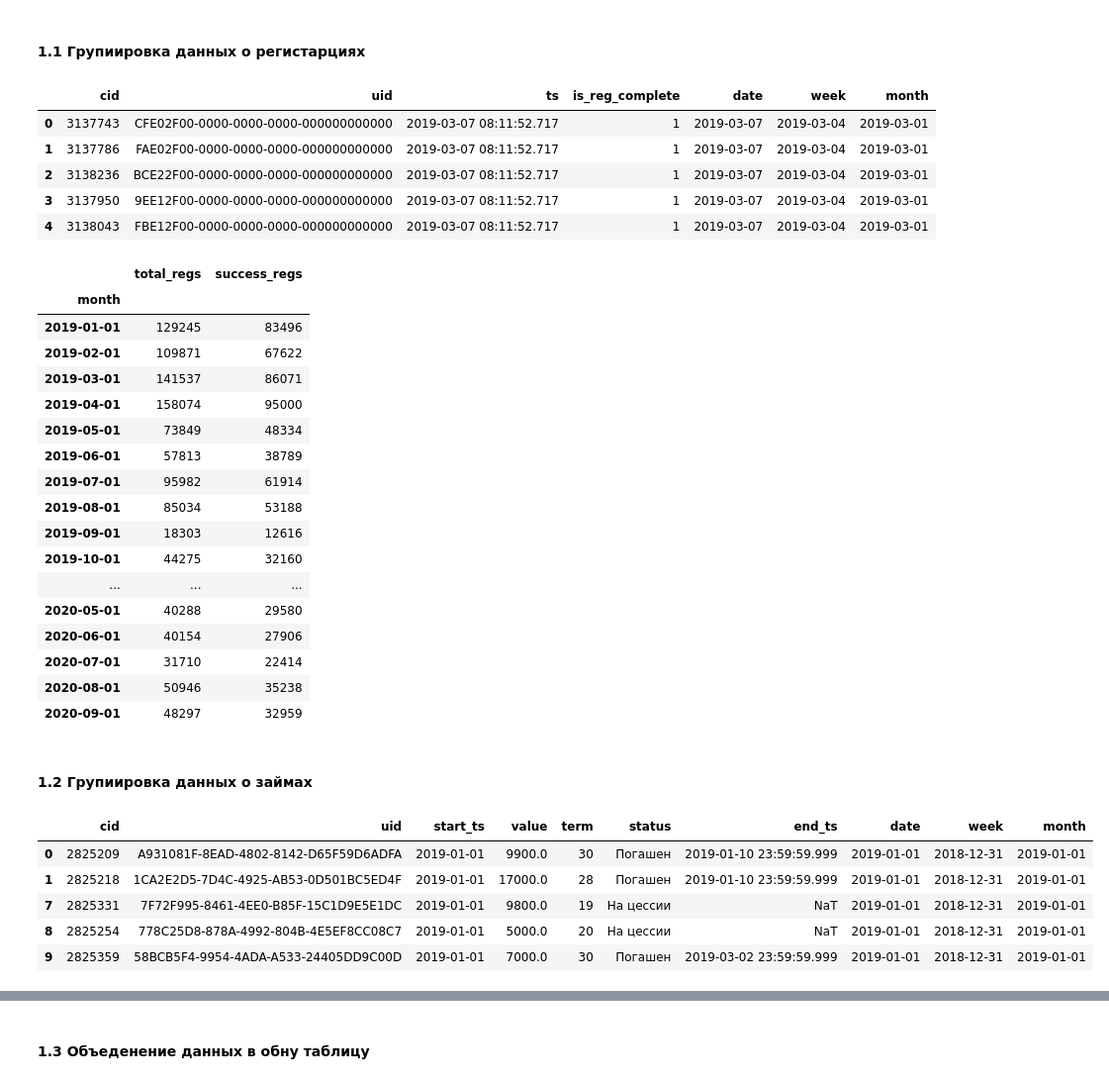
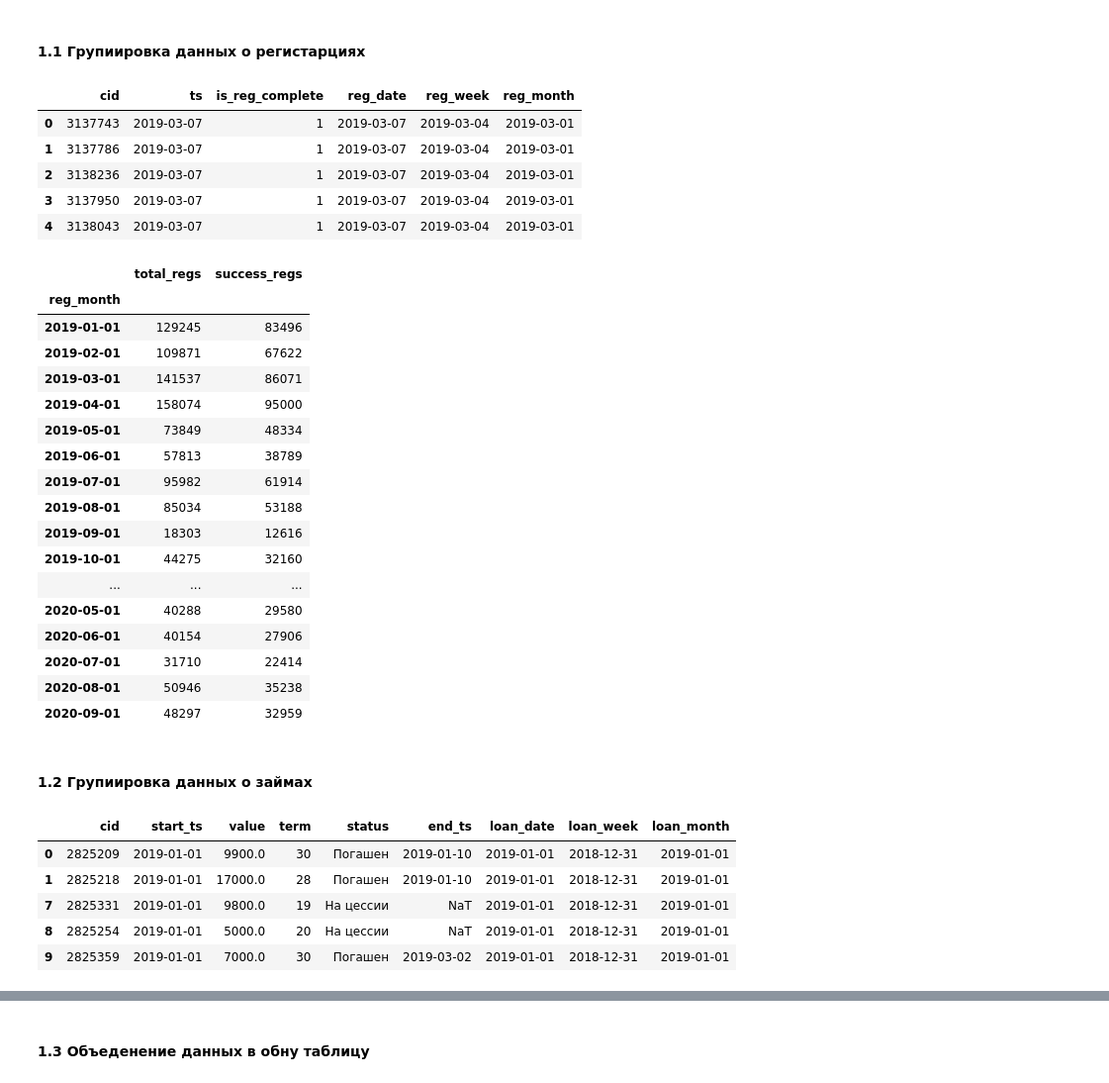
Before and after one commit to g0vn0c0d3r/da, a Jupyter notebook: data/Untitled.ipynb, the cells around one changed output, grey strips where cells are left out. Shown at 99% size. Cells and saved outputs as stored; diff of their text form; code cells hidden in the pictures.

```diff
--- a/data/Untitled.ipynb
+++ b/data/Untitled.ipynb
@@ -103,3 +131,12 @@ loans.sample(5)
 <b>term</b> - срок<br>
 <b>status</b> - статус на текущий момент<br>
 <b>end_ts</b> - время веозврата займа
+# %%
+# uid нам не потребуется в анализе, поэтому просто избавимся от лишней информации
+loans.drop(columns=['uid'], inplace=True)
+
+# также приведем к нужному формату данные в столбце end_ts
+loans['end_ts'] = loans['end_ts'].astype('datetime64[D]')
+
+# проверяем
+loans.sample(5)
@@ -186,29 +229,29 @@ loans.duplicated().sum()
 #### 1.1 Групиировка данных о регистарциях
 # %%
 # добавим в таблицу regs столбцы: date, week, month - день, неделя и месяц регистрации
-regs['date'] = regs['ts'].dt.date
-regs['week'] = regs['ts'].dt.to_period('W').apply(lambda r: r.start_time)
-regs['month'] = regs['ts'].astype('datetime64[M]')
+regs['reg_date'] = regs['ts'].astype('datetime64[D]')
+regs['reg_week'] = regs['ts'].dt.to_period('W').apply(lambda r: r.start_time)
+regs['reg_month'] = regs['ts'].astype('datetime64[M]')
 
 # проверяем
 regs.head()
 # %% [output]
-|  | cid | uid | ts | is_reg_complete | date | week | month |
-| 0 | 3137743 | CFE02F00-0000-0000-0000-000000000000 | 2019-03-07 08:11:52.717 | 1 | 2019-03-07 | 2019-03-04 | 2019-03-01 |
-| 1 | 3137786 | FAE02F00-0000-0000-0000-000000000000 | 2019-03-07 08:11:52.717 | 1 | 2019-03-07 | 2019-03-04 | 2019-03-01 |
-| 2 | 3138236 | BCE22F00-0000-0000-0000-000000000000 | 2019-03-07 08:11:52.717 | 1 | 2019-03-07 | 2019-03-04 | 2019-03-01 |
-| 3 | 3137950 | 9EE12F00-0000-0000-0000-000000000000 | 2019-03-07 08:11:52.717 | 1 | 2019-03-07 | 2019-03-04 | 2019-03-01 |
-| 4 | 3138043 | FBE12F00-0000-0000-0000-000000000000 | 2019-03-07 08:11:52.717 | 1 | 2019-03-07 | 2019-03-04 | 2019-03-01 |
+|  | cid | ts | is_reg_complete | reg_date | reg_week | reg_month |
+| 0 | 3137743 | 2019-03-07 | 1 | 2019-03-07 | 2019-03-04 | 2019-03-01 |
+| 1 | 3137786 | 2019-03-07 | 1 | 2019-03-07 | 2019-03-04 | 2019-03-01 |
+| 2 | 3138236 | 2019-03-07 | 1 | 2019-03-07 | 2019-03-04 | 2019-03-01 |
+| 3 | 3137950 | 2019-03-07 | 1 | 2019-03-07 | 2019-03-04 | 2019-03-01 |
+| 4 | 3138043 | 2019-03-07 | 1 | 2019-03-07 | 2019-03-04 | 2019-03-01 |
 # %%
 # сгруппируем данные по месяцам, посчитаем общее кол-во регистраци и кол-во успешных регистраций
-regs_by_month = regs.groupby(by='month').agg({'cid': 'nunique', 'is_reg_complete': 'sum'})
+regs_by_month = regs.groupby(by='reg_month').agg({'cid': 'nunique', 'is_reg_complete': 'sum'})
 regs_by_month.columns = ['total_regs', 'success_regs']
 
 # смотрим
 regs_by_month
 # %% [output]
 |  | total_regs | success_regs |
-| month |  |  |
+| reg_month |  |  |
 | 2019-01-01 | 129245 | 83496 |
 | 2019-02-01 | 109871 | 67622 |
 | 2019-03-01 | 141537 | 86071 |
@@ -230,19 +273,19 @@ regs_by_month
 # %%
 # у нас уже есть сгруппированные по месяцам данные о регистрациях, теперь тоже самое нужно сделать с займами
 # но для начала - добавить в таблицу loans столбцы: date, week, month - день, неделя и месяц регистрации
 
-loans['date'] = loans['start_ts'].dt.date
-loans['week'] = loans['start_ts'].dt.to_period('W').apply(lambda r: r.start_time)
-loans['month'] = loans['start_ts'].astype('datetime64[M]')
+loans['loan_date'] = loans['start_ts'].dt.date
+loans['loan_week'] = loans['start_ts'].dt.to_period('W').apply(lambda r: r.start_time)
+loans['loan_month'] = loans['start_ts'].astype('datetime64[M]')
 
 # проверяем
 loans.head()
 # %% [output]
-|  | cid | uid | start_ts | value | term | status | end_ts | date | week | month |
-| 0 | 2825209 | A931081F-8EAD-4802-8142-D65F59D6ADFA | 2019-01-01 | 9900.0 | 30 | Погашен | 2019-01-10 23:59:59.999 | 2019-01-01 | 2018-12-31 | 2019-01-01 |
-| 1 | 2825218 | 1CA2E2D5-7D4C-4925-AB53-0D501BC5ED4F | 2019-01-01 | 17000.0 | 28 | Погашен | 2019-01-10 23:59:59.999 | 2019-01-01 | 2018-12-31 | 2019-01-01 |
-| 7 | 2825331 | 7F72F995-8461-4EE0-B85F-15C1D9E5E1DC | 2019-01-01 | 9800.0 | 19 | На цессии | NaT | 2019-01-01 | 2018-12-31 | 2019-01-01 |
-| 8 | 2825254 | 778C25D8-878A-4992-804B-4E5EF8CC08C7 | 2019-01-01 | 5000.0 | 20 | На цессии | NaT | 2019-01-01 | 2018-12-31 | 2019-01-01 |
-| 9 | 2825359 | 58BCB5F4-9954-4ADA-A533-24405DD9C00D | 2019-01-01 | 7000.0 | 30 | Погашен | 2019-03-02 23:59:59.999 | 2019-01-01 | 2018-12-31 | 2019-01-01 |
+|  | cid | start_ts | value | term | status | end_ts | loan_date | loan_week | loan_month |
+| 0 | 2825209 | 2019-01-01 | 9900.0 | 30 | Погашен | 2019-01-10 | 2019-01-01 | 2018-12-31 | 2019-01-01 |
+| 1 | 2825218 | 2019-01-01 | 17000.0 | 28 | Погашен | 2019-01-10 | 2019-01-01 | 2018-12-31 | 2019-01-01 |
+| 7 | 2825331 | 2019-01-01 | 9800.0 | 19 | На цессии | NaT | 2019-01-01 | 2018-12-31 | 2019-01-01 |
+| 8 | 2825254 | 2019-01-01 | 5000.0 | 20 | На цессии | NaT | 2019-01-01 | 2018-12-31 | 2019-01-01 |
+| 9 | 2825359 | 2019-01-01 | 7000.0 | 30 | Погашен | 2019-03-02 | 2019-01-01 | 2018-12-31 | 2019-01-01 |
 # %%
 # для начала для каждого юзера найдем месяц первого займа
```
Also changed, not shown: parts of 93 cells of this notebook.
